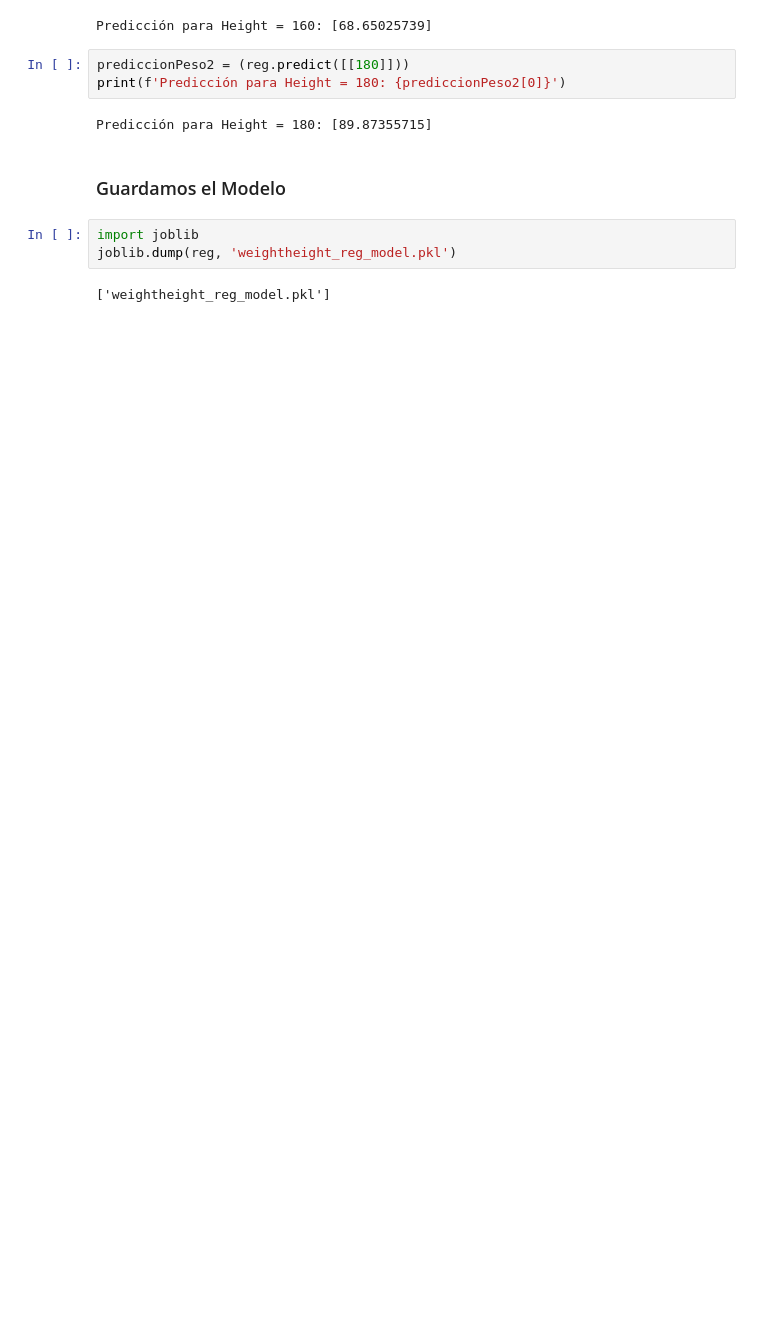
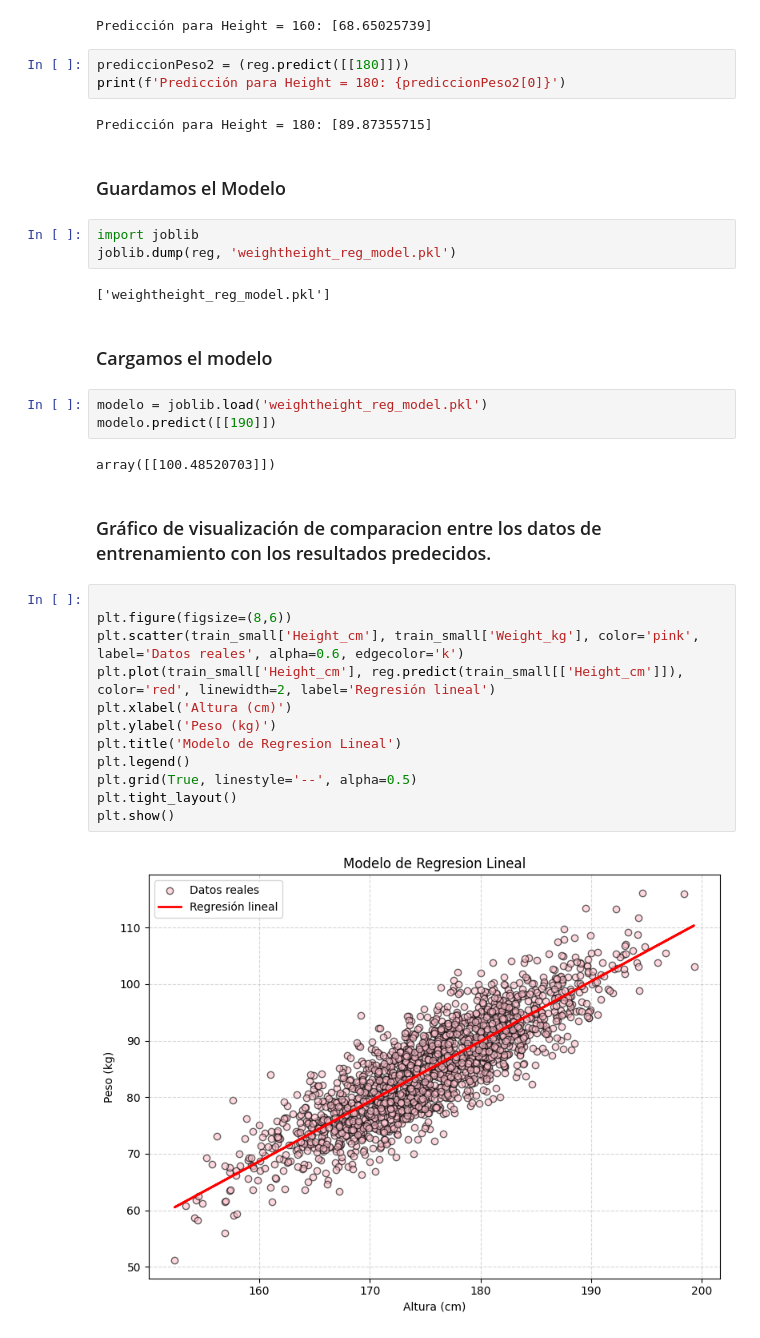
Before and after one commit to Fleitaselene-dev/tlp3-reg-lineal-scikitlearn, a Jupyter notebook: main.ipynb, the cells around one changed output. Saved outputs shown, nothing was run; the diff lists cells and outputs as text; blank space fills up the shorter version.

Commit message:
feat: Guardar el modelo y visualizar datos de entrenamiento

```diff
--- a/main.ipynb
+++ b/main.ipynb
@@ -158,3 +158,26 @@ import joblib
 joblib.dump(reg, 'weightheight_reg_model.pkl')
 # %% [output]
 ['weightheight_reg_model.pkl']
+# %% [markdown]
+### Cargamos el modelo
+# %%
+modelo = joblib.load('weightheight_reg_model.pkl')
+modelo.predict([[190]])
+# %% [output]
+array([[100.48520703]])
+# %% [markdown]
+### Gráfico de visualización de comparacion entre los datos de entrenamiento con los resultados predecidos.
+# %%
+
+plt.figure(figsize=(8,6))
+plt.scatter(train_small['Height_cm'], train_small['Weight_kg'], color='pink', label='Datos reales', alpha=0.6, edgecolor='k')
+plt.plot(train_small['Height_cm'], reg.predict(train_small[['Height_cm']]), color='red', linewidth=2, label='Regresión lineal')
+plt.xlabel('Altura (cm)')
+plt.ylabel('Peso (kg)')
+plt.title('Modelo de Regresion Lineal')
+plt.legend()
+plt.grid(True, linestyle='--', alpha=0.5)
+plt.tight_layout()
+plt.show()
+# %% [output]
+[figure, added]
```
